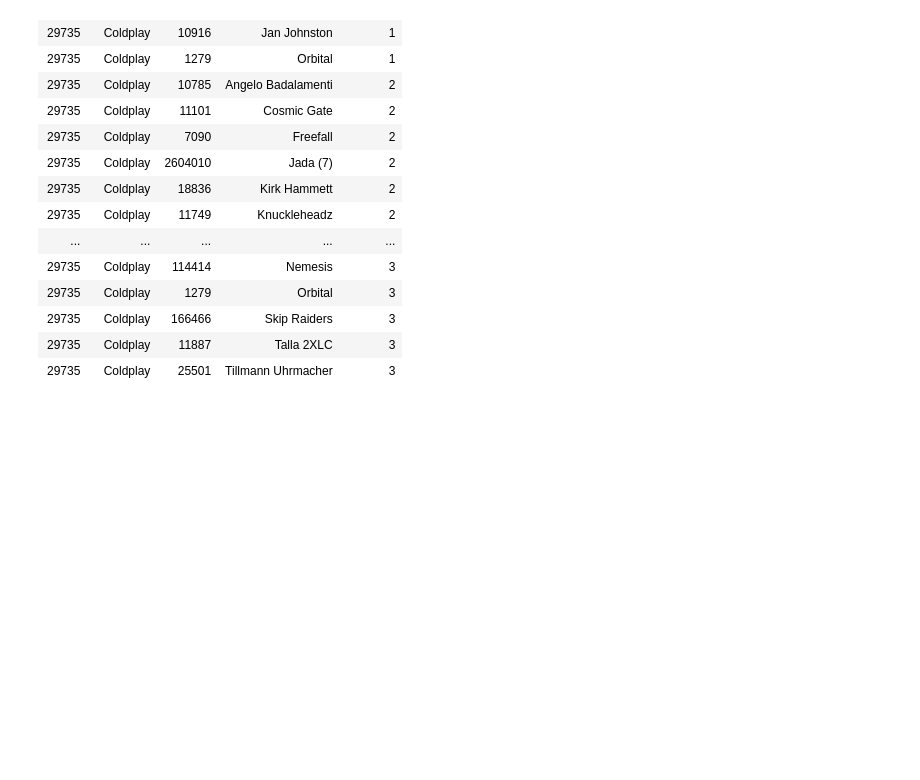
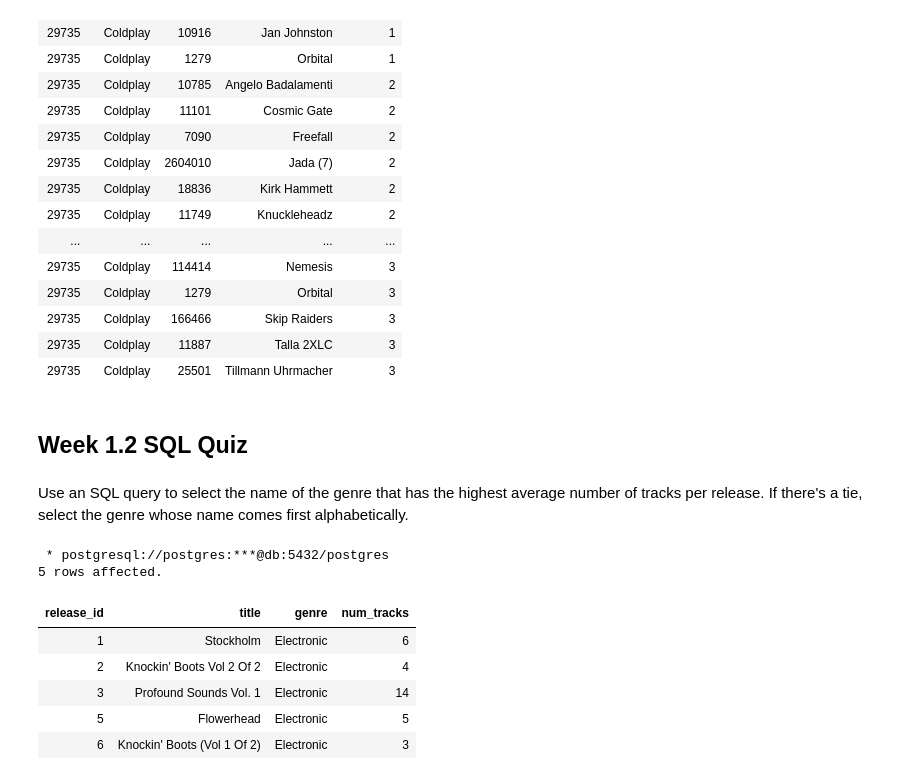
Before and after one commit to rudynicolop/bigdata-exercises, a Jupyter notebook: Big_Data/exercise01/Exercise01.ipynb, the cells around one changed output. Saved outputs shown, nothing was run; the diff lists cells and outputs as text; code cells hidden in the pictures; blank space fills up the shorter version.

Commit message:
quiz sol

```diff
--- a/Big_Data/exercise01/Exercise01.ipynb
+++ b/Big_Data/exercise01/Exercise01.ipynb
@@ -1034,3 +1052,24 @@ ORDER BY distance, right_name;
 | 29735 | Coldplay | 166466 | Skip Raiders | 3 |
 | 29735 | Coldplay | 11887 | Talla 2XLC | 3 |
 | 29735 | Coldplay | 25501 | Tillmann Uhrmacher | 3 |
+# %% [markdown]
+## Week 1.2 SQL Quiz
+# %% [markdown]
+Use an SQL query to select the name of the genre that has the highest average number of tracks per release. If there's a tie, select the genre whose name comes first alphabetically.
+# %%
+%%sql
+SELECT
+    r.release_id, r.title, r.genre, COUNT(t.track_id) AS num_tracks
+FROM releases AS r
+JOIN tracks AS t USING(release_id)
+GROUP BY r.release_id
+LIMIT 5
+# %% [output]
+ * postgresql://postgres:***@db:5432/postgres
+5 rows affected.
+| release_id | title | genre | num_tracks |
+| 1 | Stockholm | Electronic | 6 |
+| 2 | Knockin' Boots Vol 2 Of 2 | Electronic | 4 |
+| 3 | Profound Sounds Vol. 1 | Electronic | 14 |
+| 5 | Flowerhead | Electronic | 5 |
+| 6 | Knockin' Boots (Vol 1 Of 2) | Electronic | 3 |
```
Also changed, not shown: parts of 4 cells of this notebook.
